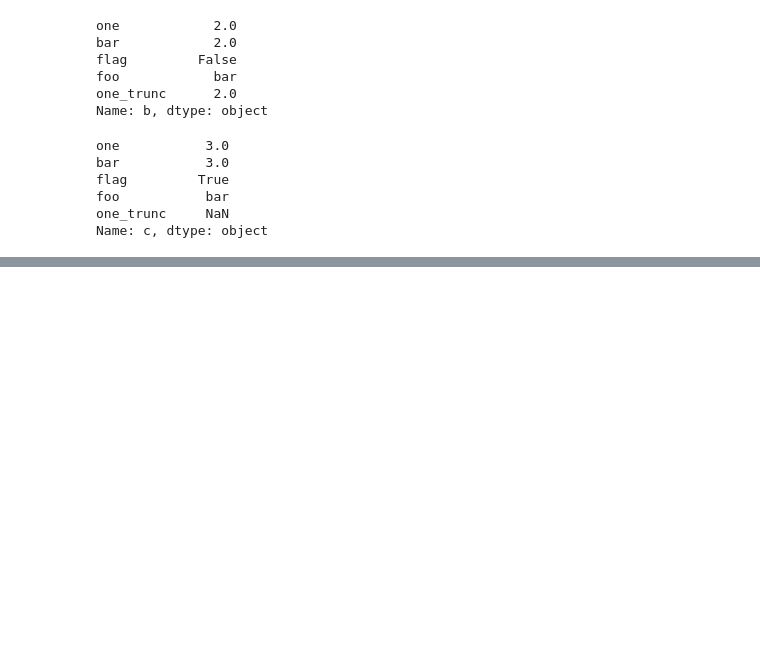
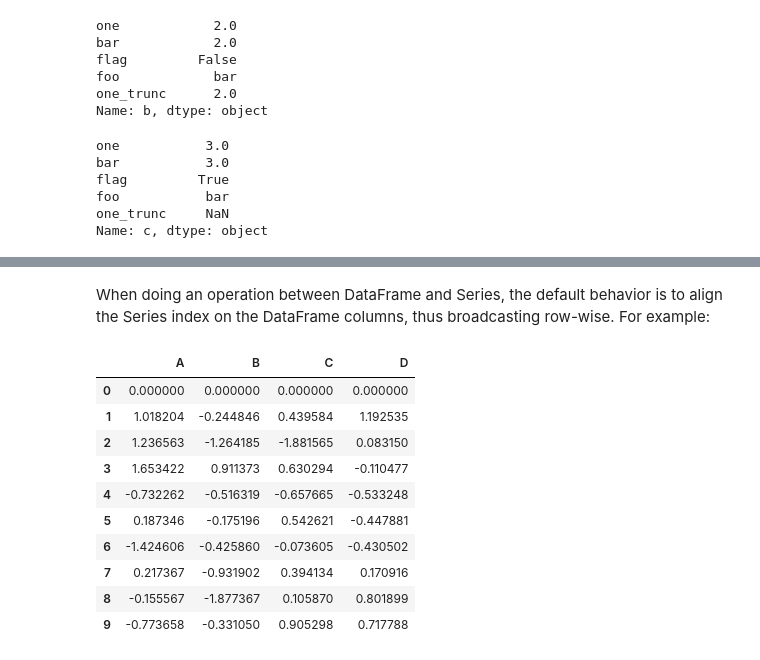
Before and after one commit to gopal-py07/DataSciencePandasExample, a Jupyter notebook: Intro to data structures/DataFrame/DataFrameDsaEx.ipynb, the cells around one changed output, grey strips where cells are left out. Cells and saved outputs as stored; diff of their text form; code cells hidden in the pictures; blank space fills up the shorter version.

```diff
--- a/Intro to data structures/DataFrame/DataFrameDsaEx.ipynb
+++ b/Intro to data structures/DataFrame/DataFrameDsaEx.ipynb
@@ -522,0 +570,16 @@ Name: c, dtype: object
+# %% [markdown]
+When doing an operation between DataFrame and Series, the default behavior is to align the Series index on the DataFrame columns, thus broadcasting row-wise. For example:
+# %%
+df - df.iloc[0]
+# %% [output]
+|  | A | B | C | D |
+| 0 | 0.000000 | 0.000000 | 0.000000 | 0.000000 |
+| 1 | 1.018204 | -0.244846 | 0.439584 | 1.192535 |
+| 2 | 1.236563 | -1.264185 | -1.881565 | 0.083150 |
+| 3 | 1.653422 | 0.911373 | 0.630294 | -0.110477 |
+| 4 | -0.732262 | -0.516319 | -0.657665 | -0.533248 |
+| 5 | 0.187346 | -0.175196 | 0.542621 | -0.447881 |
+| 6 | -1.424606 | -0.425860 | -0.073605 | -0.430502 |
+| 7 | 0.217367 | -0.931902 | 0.394134 | 0.170916 |
+| 8 | -0.155567 | -1.877367 | 0.105870 | 0.801899 |
+| 9 | -0.773658 | -0.331050 | 0.905298 | 0.717788 |
```
Also changed, not shown: parts of 20 cells of this notebook.
